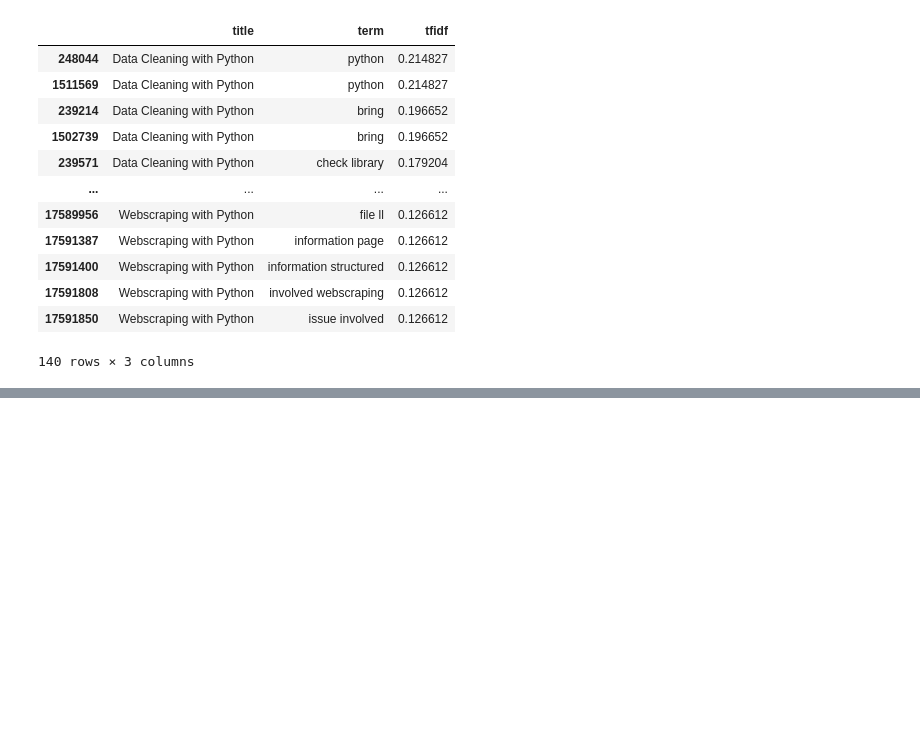
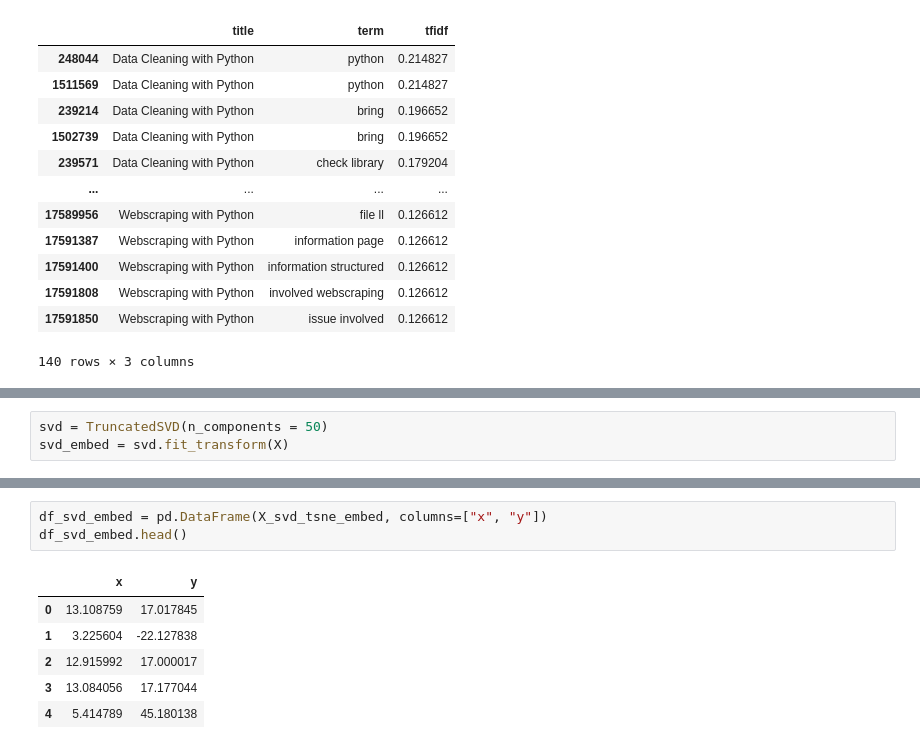
Before and after one commit to csbailey5t/nlp-ad, a Jupyter notebook: tfidf.ipynb, the cells around one changed output, grey strips where cells are left out. Saved outputs shown, nothing was run; the diff lists cells and outputs as text; blank space fills up the shorter version.

```diff
--- a/tfidf.ipynb
+++ b/tfidf.ipynb
@@ -212,0 +248,3 @@ top_tfidf[top_tfidf["title"].str.contains("Python")]
+# %%
+svd = TruncatedSVD(n_components = 50)
+svd_embed = svd.fit_transform(X)
@@ -212,0 +256,10 @@ top_tfidf[top_tfidf["title"].str.contains("Python")]
+# %%
+df_svd_embed = pd.DataFrame(X_svd_tsne_embed, columns=["x", "y"])
+df_svd_embed.head()
+# %% [output]
+|  | x | y |
+| 0 | 13.108759 | 17.017845 |
+| 1 | 3.225604 | -22.127838 |
+| 2 | 12.915992 | 17.000017 |
+| 3 | 13.084056 | 17.177044 |
+| 4 | 5.414789 | 45.180138 |
```
Also changed, not shown: parts of 12 cells of this notebook, 2 other files.
